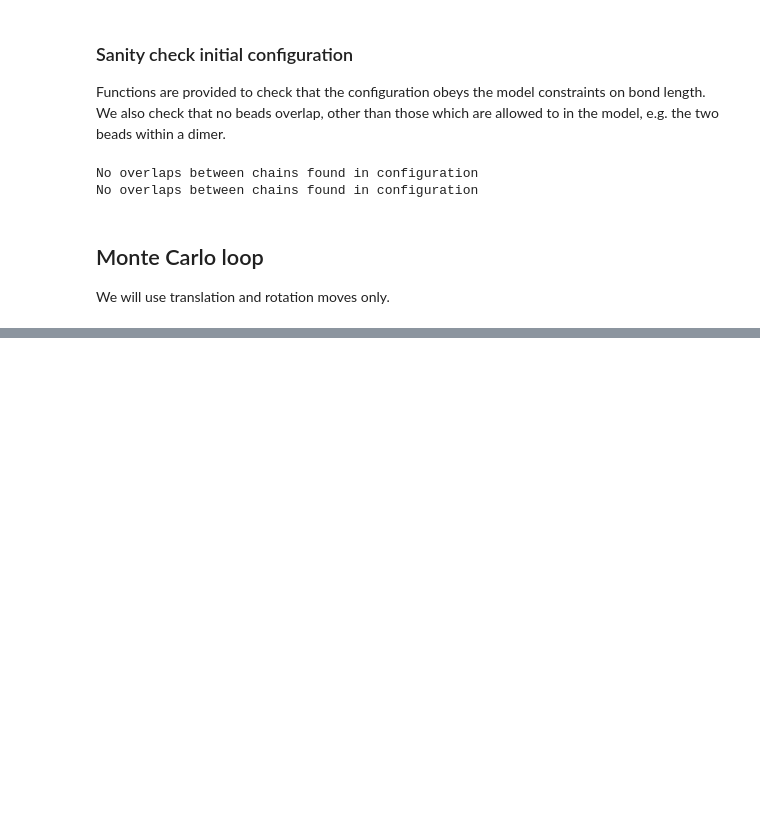
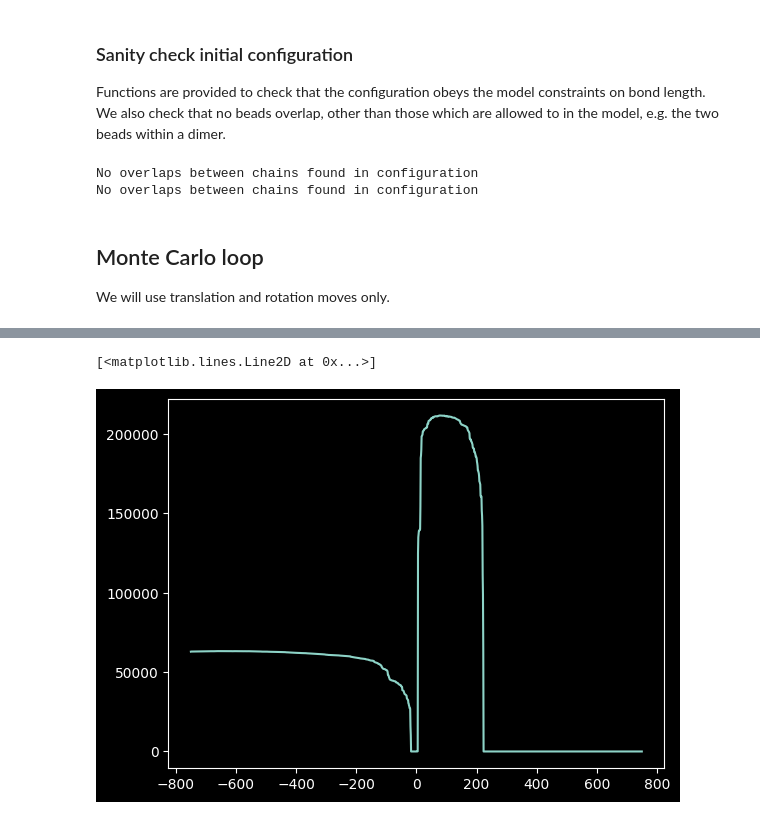
Before and after one commit to dquigley533/hs_alkane, a Jupyter notebook: examples/Dimer_LSMC/lsmc.ipynb, the cells around one changed output, grey strips where cells are left out. Saved outputs shown, nothing was run; the diff lists cells and outputs as text; code cells hidden in the pictures; blank space fills up the shorter version.

```diff
--- a/examples/Dimer_LSMC/lsmc.ipynb
+++ b/examples/Dimer_LSMC/lsmc.ipynb
@@ -552,0 +687,8 @@ plt.show()
+# %%
+# Plot TMMC bias potential
+# --- IGNORE ---
+import matplotlib.pyplot as plt # For plotting
+plt.plot(mu_centers, TMMC_bias_potential)
+# %% [output]
+[<matplotlib.lines.Line2D at 0x...>]
+[figure, added]
```
Also changed, not shown: parts of 6 cells of this notebook.
